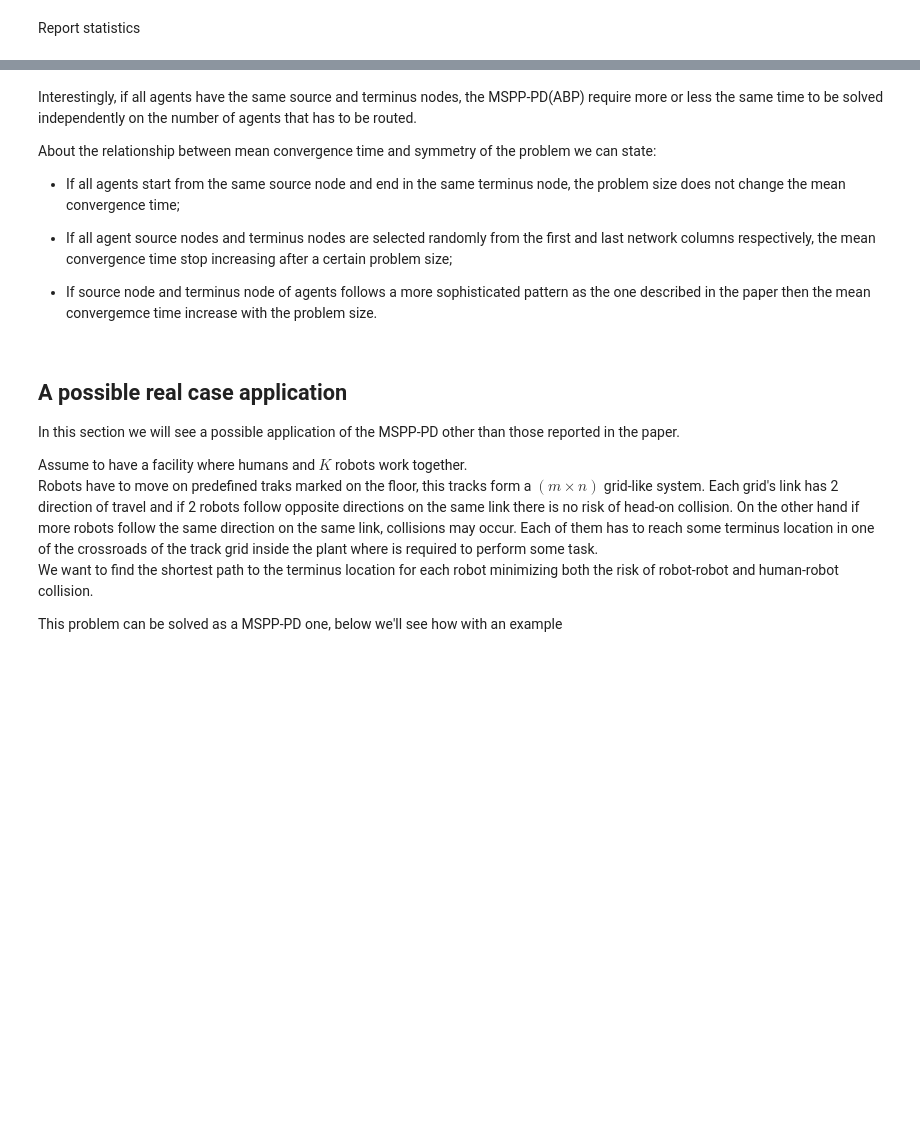
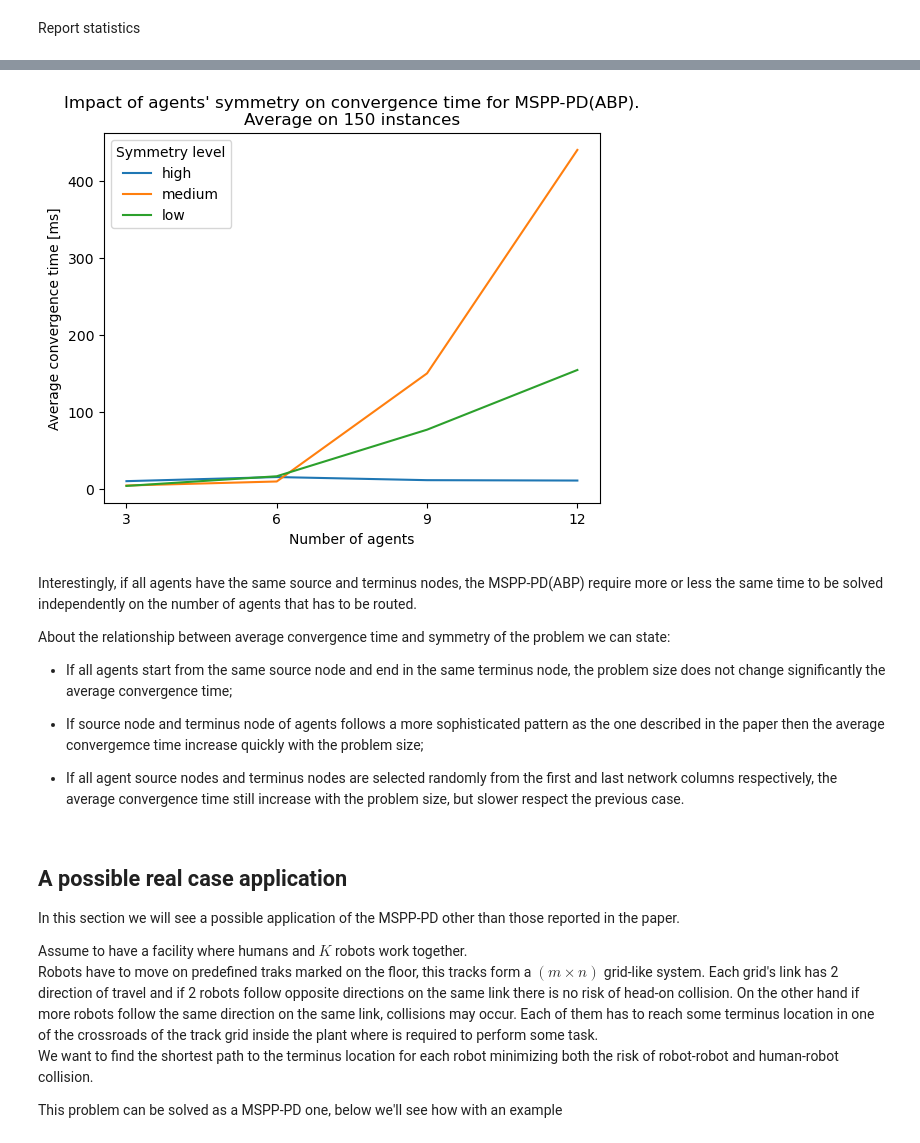
Before and after one commit to kkevin98/Multiple_shortest_path_problem_with_path_deconfliction, a Jupyter notebook: extra.ipynb, the cells around one changed output, grey strips where cells are left out. Cells and saved outputs as stored; diff of their text form; code cells hidden in the pictures; blank space fills up the shorter version.

```diff
--- a/extra.ipynb
+++ b/extra.ipynb
@@ -55,7 +56,8 @@ Define data
 network_shape = (6, 6)
 network_nodes = dg.get_nodes(networks_df)
 
-num_instances = 5
+# We consider just a subset of all the instances to save time on computations
+num_instances = 150
 
 symmetry_levels = ["high", "medium", "low"]
 idx_of_symmetry_lvl = dict(zip(symmetry_levels, range(len(symmetry_levels))))
@@ -131,13 +129,34 @@ avg_convergence_times_df
+# %%
+fig, ax = plt.subplots()
+x_values = avg_convergence_times_df.columns
+
+for symmetry_lvl in symmetry_levels:
+    y_values = 1000 * avg_convergence_times_df.loc[symmetry_lvl]  # [ms]
+    ax.plot(x_values, y_values, label=symmetry_lvl)
+
+# plot finalization
+ax.set_xticks(x_values)
+ax.set_xlabel("Number of agents")
+
+ax.set_ylabel("Average convergence time [ms]")
+
+ax.set_title(
+    f"Impact of agents' symmetry on convergence time for MSPP-PD(ABP).\nAverage on {num_instances} instances")
+ax.legend(title="Symmetry level")
+
+plt.show()
+# %% [output]
+[figure, added]
 # %% [markdown]
 Interestingly, if all agents have the same source and terminus nodes, the MSPP-PD(ABP) require more or less the same time to be solved independently on the number of agents that has to be routed.
 
-About the relationship between mean convergence time and symmetry of the problem we can state:
+About the relationship between average convergence time and symmetry of the problem we can state:
 
-- If all agents start from the same source node and end in the same terminus node, the problem size does not change the mean convergence time;
+- If all agents start from the same source node and end in the same terminus node, the problem size does not change significantly the average convergence time;
 
-- If all agent source nodes and terminus nodes are selected randomly from the first and last network columns respectively, the mean convergence time stop increasing after a certain problem size;
+- If source node and terminus node of agents follows a more sophisticated pattern as the one described in the paper then the average convergemce time increase quickly with the problem size;
 
-- If source node and terminus node of agents follows a more sophisticated pattern as the one described in the paper then the mean convergemce time increase with the problem size.
+- If all agent source nodes and terminus nodes are selected randomly from the first and last network columns respectively, the average convergence time still increase with the problem size, but slower respect the previous case.
 # %% [markdown]
 ## A possible real case application
 
```
Also changed, not shown: parts of 14 cells of this notebook, 1 other file.
